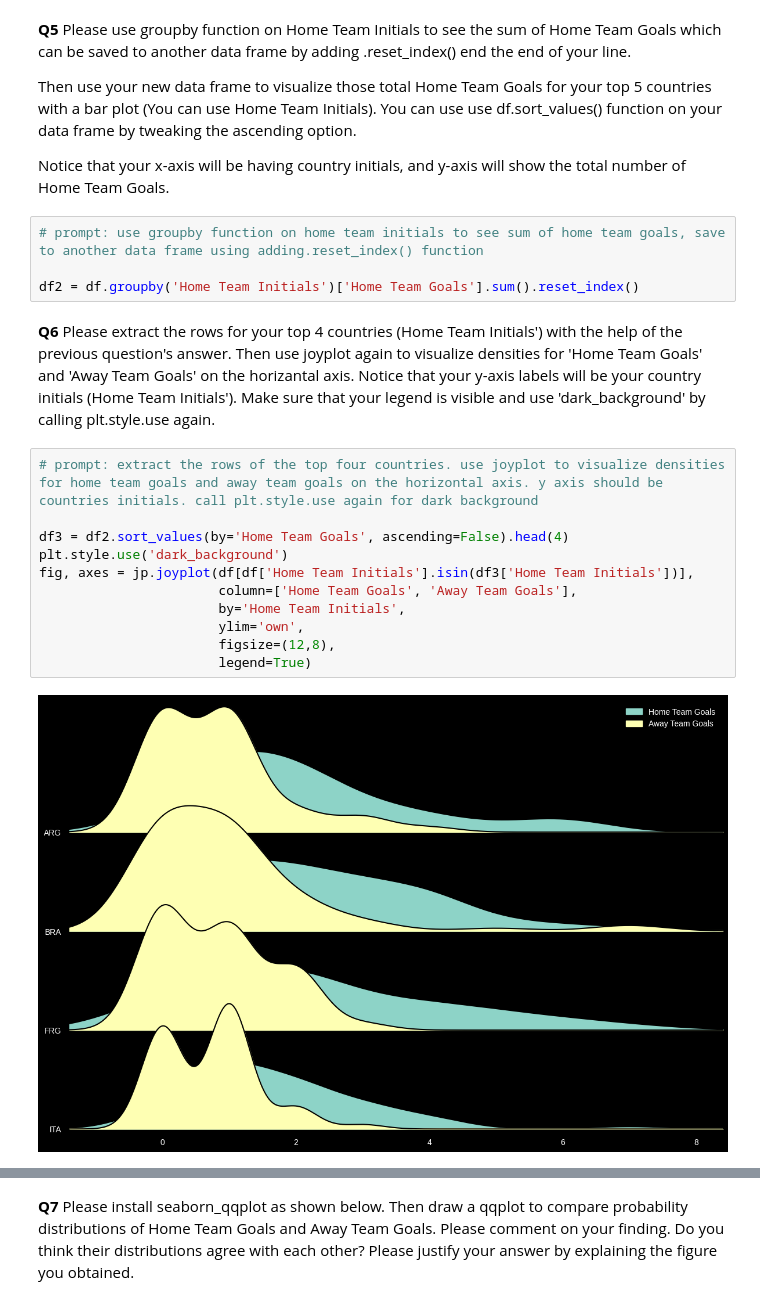
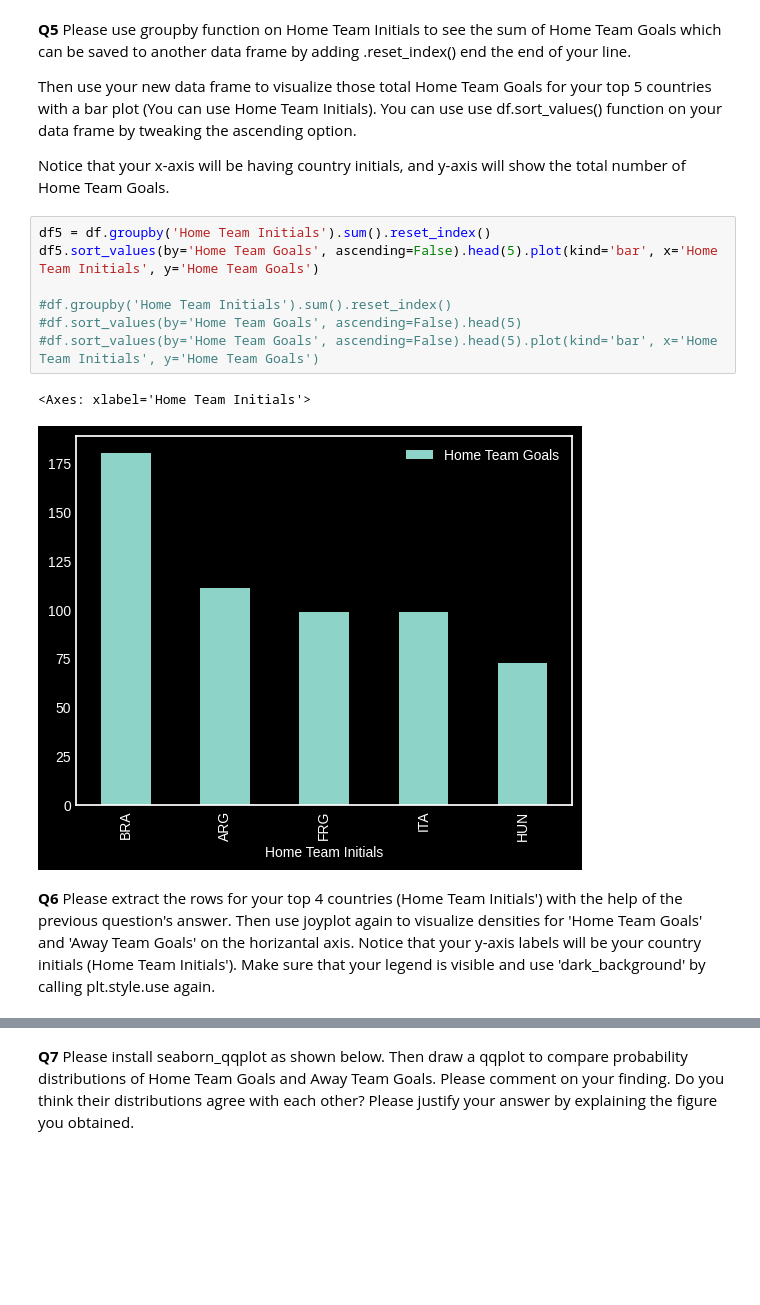
Before and after one commit to ashleydangelo/CSC-302, a Jupyter notebook: Copy_of_HW3.ipynb, the cells around one changed output, grey strips where cells are left out. Drawn from its saved outputs; the diff is of its cells as text; blank space fills up the shorter version.

```diff
--- a/Copy_of_HW3.ipynb
+++ b/Copy_of_HW3.ipynb
@@ -92,22 +92,15 @@ import joypy as jp
 Then use your new data frame to visualize those total Home Team Goals for your top 5 countries with a bar plot (You can use Home Team Initials). You can use use df.sort_values() function on your data frame by tweaking the ascending option.
 
 Notice that your x-axis will be having country initials, and y-axis will show the total number of Home Team Goals.
-# %%
-# prompt: use groupby function on home team initials to see sum of home team goals, save to another data frame using adding.reset_index() function
-
-df2 = df.groupby('Home Team Initials')['Home Team Goals'].sum().reset_index()
+# %%
+df5 = df.groupby('Home Team Initials').sum().reset_index()
+df5.sort_values(by='Home Team Goals', ascending=False).head(5).plot(kind='bar', x='Home Team Initials', y='Home Team Goals')
+
+#df.groupby('Home Team Initials').sum().reset_index()
+#df.sort_values(by='Home Team Goals', ascending=False).head(5)
+#df.sort_values(by='Home Team Goals', ascending=False).head(5).plot(kind='bar', x='Home Team Initials', y='Home Team Goals')
+# %% [output]
+<Axes: xlabel='Home Team Initials'>
+[figure, added]
 # %% [markdown]
 **Q6** Please extract the rows for your top 4 countries (Home Team Initials') with the help of the previous question's answer. Then use joyplot again to visualize densities for 'Home Team Goals' and	'Away Team Goals' on the horizantal axis. Notice that your y-axis labels will be your country initials (Home Team Initials'). Make sure that your legend is visible and use 'dark_background' by calling plt.style.use again.
-# %%
-# prompt: extract the rows of the top four countries. use joyplot to visualize densities for home team goals and away team goals on the horizontal axis. y axis should be countries initials. call plt.style.use again for dark background
-
-df3 = df2.sort_values(by='Home Team Goals', ascending=False).head(4)
-plt.style.use('dark_background')
-fig, axes = jp.joyplot(df[df['Home Team Initials'].isin(df3['Home Team Initials'])],
-                       column=['Home Team Goals', 'Away Team Goals'],
-                       by='Home Team Initials',
-                       ylim='own',
-                       figsize=(12,8),
-                       legend=True)
-# %% [output]
-[figure, removed]
```
Also changed, not shown: parts of 15 cells of this notebook.
